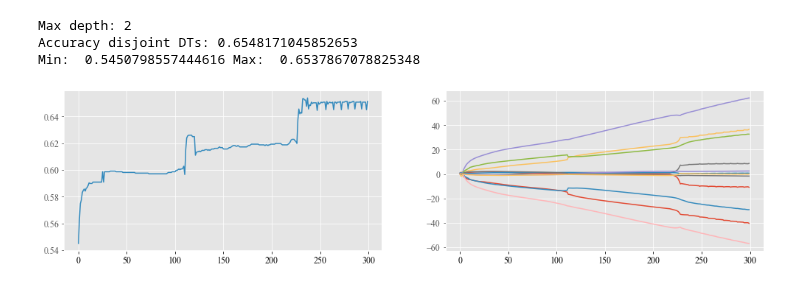
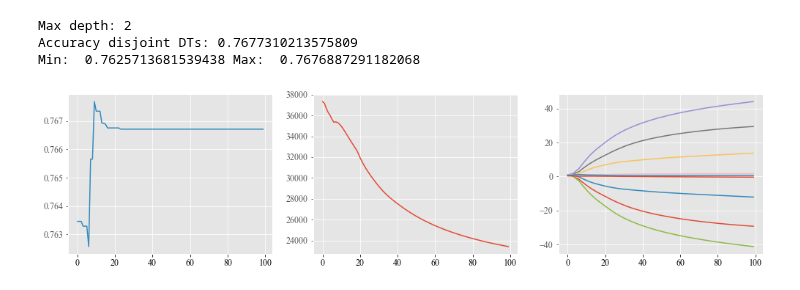
Before and after one commit to simsal0r/mixture-of-decision-trees, a Jupyter notebook: plotting/initialization.ipynb, the cells around one changed output. Cells and saved outputs as stored; diff of their text form; code cells hidden in the pictures.

```diff
--- a/plotting/initialization.ipynb
+++ b/plotting/initialization.ipynb
@@ -21,20 +21,24 @@ plt.rcParams['xtick.color'] = COLOR
 #data_target = pickle.load(open("../datasets/generated6_target.np", "rb"))
 #data_input = pickle.load(open("../datasets/iris_input.pd", "rb"))
 #data_target = pickle.load(open("../datasets/iris_target.pd", "rb"))
-data_input = pickle.load(open("../datasets/steel_input.pd", "rb"))
-data_target = pickle.load(open("../datasets/steel_target.pd", "rb"))
+#data_input = pickle.load(open("../datasets/breast_cancer_input.np", "rb"))
+#data_target = pickle.load(open("../datasets/breast_cancer_target.np", "rb"))
 #data_input = pickle.load(open("../datasets/bank_input.pd", "rb"))  # Pd & Categoric features
 #data_target = pickle.load(open("../datasets/bank_target.pd", "rb"))
 #data_input = pickle.load(open("../datasets/banknote_input.pd", "rb"))  # Pd & numeric features
 #data_target = pickle.load(open("../datasets/banknote_target.pd", "rb"))
+#data_input = pickle.load(open("../datasets/cars_input.pd", "rb"))
+#data_target = pickle.load(open("../datasets/cars_target.pd", "rb"))
+data_input = pickle.load(open("../datasets/hrss_input.pd", "rb"))
+data_target = pickle.load(open("../datasets/hrss_target.pd", "rb"))
 parameters = {
     "X": data_input,
     "y": data_target,
-    "n_experts": 4,
-    "iterations": 300,
+    "n_experts": 3,
+    "iterations": 100,
     "max_depth": 2,
-    "init_learning_rate": 30,
-    "learning_rate_decay": 1,
+    "init_learning_rate": 100,
+    "learning_rate_decay": 0.995,
     "initialization_method": "random",
     "feature_names": None,
     "class_names": None,
@@ -55,14 +59,16 @@ modt.fit(**parameters_fit)
 # %%
 print("Max depth:",modt.max_depth)
 print("Accuracy disjoint DTs:", modt.score_internal_disjoint())
 fig = plt.gcf()
-fig.set_size_inches(17, 4)
-plt.subplot(1, 2, 1)
+fig.set_size_inches(17,4)
+plt.subplot(1, 3, 1)
 accuracy_line(modt)
-plt.subplot(1, 2, 2)
+plt.subplot(1, 3, 2)
+plt.plot(modt.all_likelihood)
+plt.subplot(1, 3, 3)
 theta_development(modt)
 # %% [output]
 Max depth: 2
-Accuracy disjoint DTs: 0.6548171045852653
-Min:  0.5450798557444616 Max:  0.6537867078825348
+Accuracy disjoint DTs: 0.7677310213575809
+Min:  0.7625713681539438 Max:  0.7676887291182068
-[figure, old version]
+[figure, new version]
```
Also changed, not shown: parts of 13 cells of this notebook, 1 other file.
